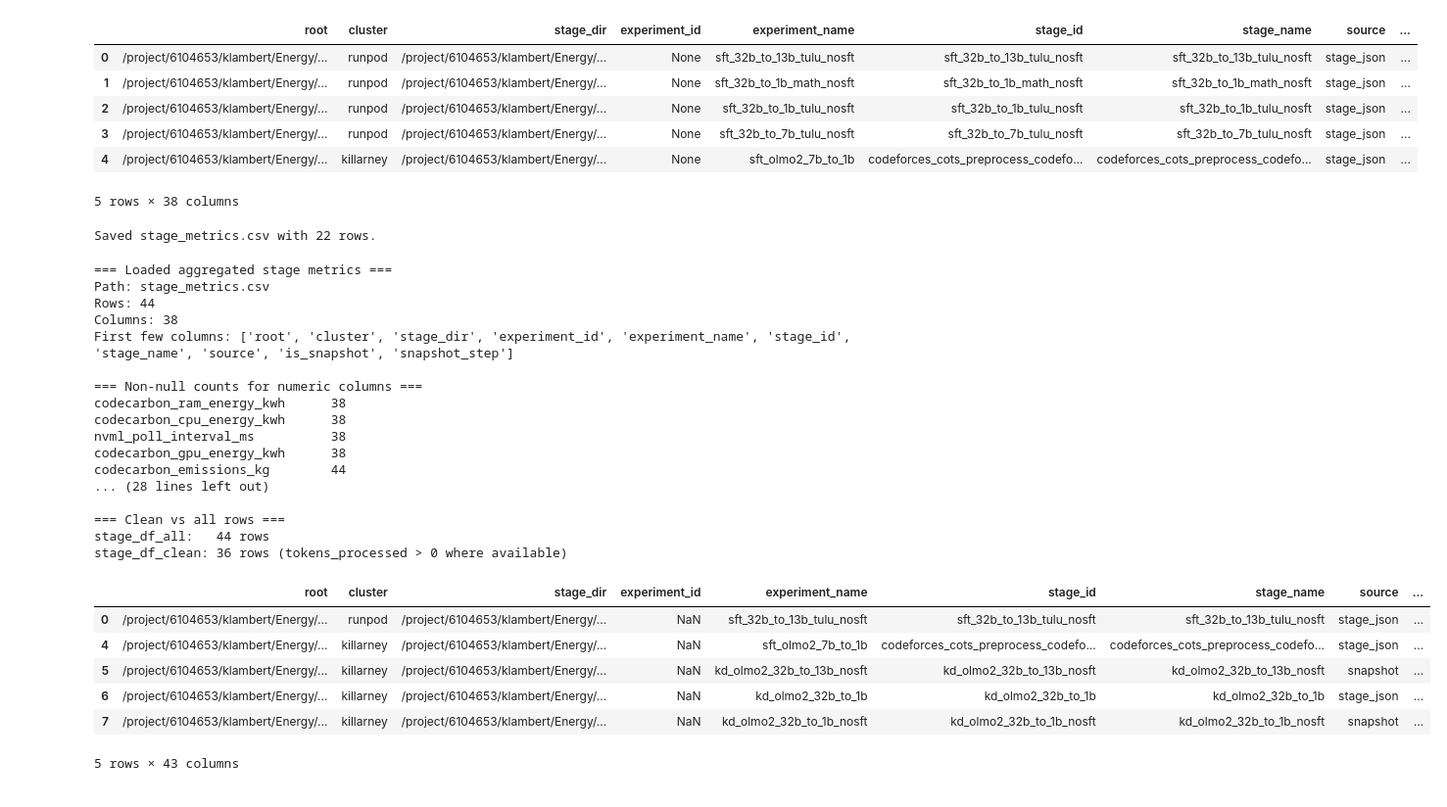
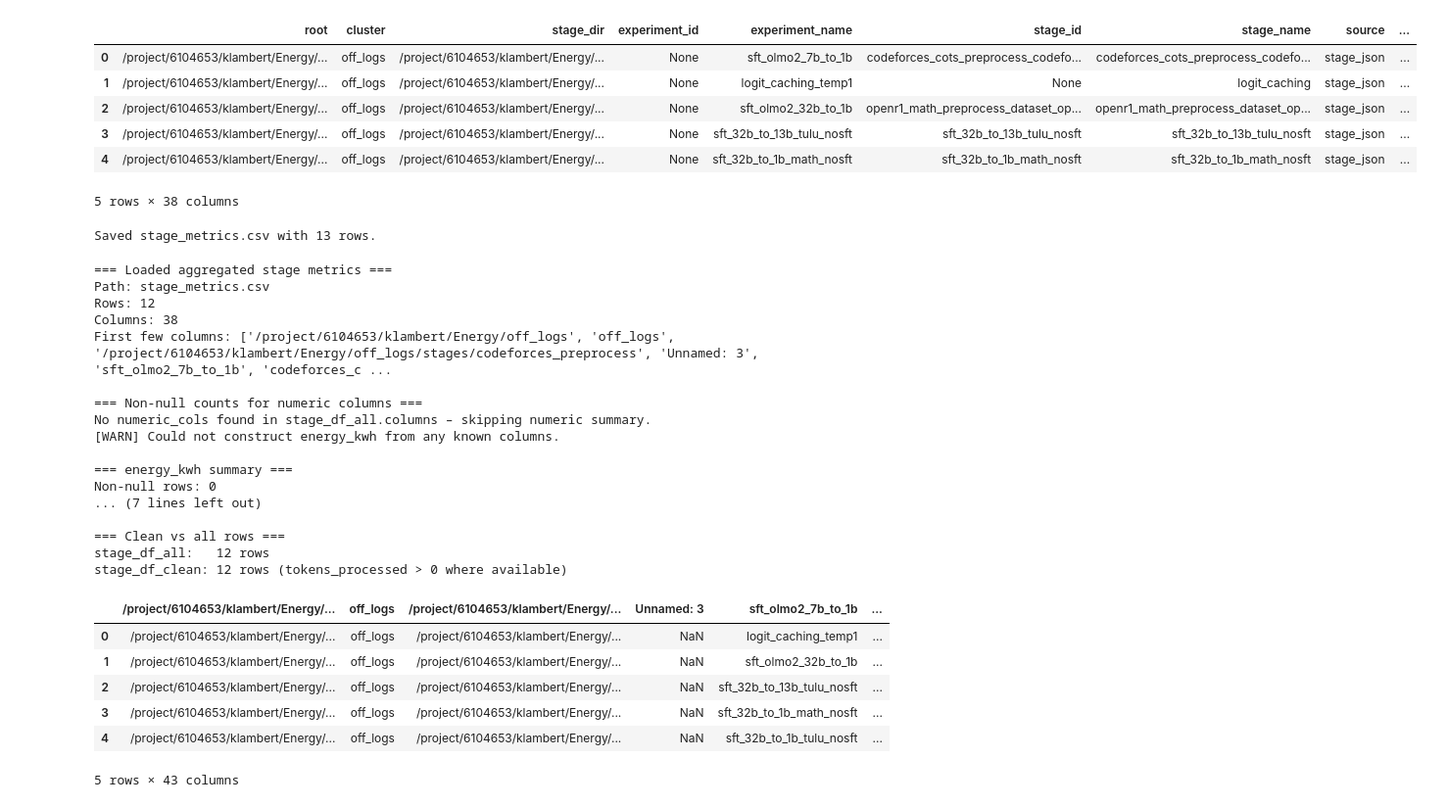
Before and after one commit to StellarLuminosity/Energy, a Jupyter notebook: final_infer_metrics.ipynb, the cells around one changed output. Shown at 98% size. Saved outputs shown, nothing was run; the diff lists cells and outputs as text; code cells hidden in the pictures.

```diff
--- a/final_infer_metrics.ipynb
+++ b/final_infer_metrics.ipynb
@@ -613,10 +609,8 @@ def build_stage_dataframe_for_path(path: str | Path) -> pd.DataFrame:
 # - Leave `paths` empty to use default LOG_ROOTS
 # - Or set it to one or more specific paths, e.g. a single stage dir
 paths = [
-    "/home/klambert/projects/aip-craffel/klambert/Energy/runpod2_logs/",
-    "/home/klambert/projects/aip-craffel/klambert/Energy/logs",
-    "/home/klambert/projects/aip-craffel/klambert/Energy/trillium-logs",
-    ]
+    Path("off_logs"),
+]
 output = "stage_metrics.csv"
 
 if paths:
@@ -638,13 +632,13 @@ df.to_csv(
 print(f"Saved {output} with {len(df)} rows.")
 # %% [output]
 |  | root | cluster | stage_dir | experiment_id | experiment_name | stage_id | stage_name | source | ... |
-| 0 | /project/6104653/klambert/Energy/... | runpod | /project/6104653/klambert/Energy/... | None | sft_32b_to_13b_tulu_nosft | sft_32b_to_13b_tulu_nosft | sft_32b_to_13b_tulu_nosft | stage_json | ... |
-| 1 | /project/6104653/klambert/Energy/... | runpod | /project/6104653/klambert/Energy/... | None | sft_32b_to_1b_math_nosft | sft_32b_to_1b_math_nosft | sft_32b_to_1b_math_nosft | stage_json | ... |
-| 2 | /project/6104653/klambert/Energy/... | runpod | /project/6104653/klambert/Energy/... | None | sft_32b_to_1b_tulu_nosft | sft_32b_to_1b_tulu_nosft | sft_32b_to_1b_tulu_nosft | stage_json | ... |
-| 3 | /project/6104653/klambert/Energy/... | runpod | /project/6104653/klambert/Energy/... | None | sft_32b_to_7b_tulu_nosft | sft_32b_to_7b_tulu_nosft | sft_32b_to_7b_tulu_nosft | stage_json | ... |
-| 4 | /project/6104653/klambert/Energy/... | killarney | /project/6104653/klambert/Energy/... | None | sft_olmo2_7b_to_1b | codeforces_cots_preprocess_codefo... | codeforces_cots_preprocess_codefo... | stage_json | ... |
+| 0 | /project/6104653/klambert/Energy/... | off_logs | /project/6104653/klambert/Energy/... | None | sft_olmo2_7b_to_1b | codeforces_cots_preprocess_codefo... | codeforces_cots_preprocess_codefo... | stage_json | ... |
+| 1 | /project/6104653/klambert/Energy/... | off_logs | /project/6104653/klambert/Energy/... | None | logit_caching_temp1 | None | logit_caching | stage_json | ... |
+| 2 | /project/6104653/klambert/Energy/... | off_logs | /project/6104653/klambert/Energy/... | None | sft_olmo2_32b_to_1b | openr1_math_preprocess_dataset_op... | openr1_math_preprocess_dataset_op... | stage_json | ... |
+| 3 | /project/6104653/klambert/Energy/... | off_logs | /project/6104653/klambert/Energy/... | None | sft_32b_to_13b_tulu_nosft | sft_32b_to_13b_tulu_nosft | sft_32b_to_13b_tulu_nosft | stage_json | ... |
+| 4 | /project/6104653/klambert/Energy/... | off_logs | /project/6104653/klambert/Energy/... | None | sft_32b_to_1b_math_nosft | sft_32b_to_1b_math_nosft | sft_32b_to_1b_math_nosft | stage_json | ... |
 5 rows × 38 columns
-Saved stage_metrics.csv with 22 rows.
+Saved stage_metrics.csv with 13 rows.
 # %%
 
 
@@ -699,6 +693,26 @@ for col in numeric_cols:
         stage_df_raw[col] = pd.to_numeric(stage_df_raw[col], errors="coerce")
 
 stage_df_all = stage_df_raw.copy()
+
+from pathlib import Path
+import numpy as np
+
+# -------------------------------------------------------------------------
+# Ensure we have a stage_name column (fallback from stage_dir if needed)
+# -------------------------------------------------------------------------
+if "stage_name" not in stage_df_all.columns:
+    if "stage_dir" in stage_df_all.columns:
+        # Use the last path component of stage_dir as a synthetic stage_name
+        stage_df_all["stage_name"] = (
+            stage_df_all["stage_dir"]
+            .astype(str)
+            .apply(lambda p: Path(p).name)
+        )
+        print("[INFO] stage_name column was missing; synthesized from stage_dir.")
+    else:
+        # Absolute fallback: create an all-NaN column
+        stage_df_all["stage_name"] = np.nan
+        print("[WARN] stage_name and stage_dir both missing; stage_name set to NaN.")
 
 print("\n=== Non-null counts for numeric columns ===")
 existing_numeric_cols = [c for c in numeric_cols if c in stage_df_all.columns]
@@ -847,49 +861,49 @@ print("\n=== tokens_per_sec summary ===")
 print("Non-null rows:", stage_df_all["tokens_per_sec"].notna().sum())
 
 # -------------------------------------------------------------------------
 # Filtered view: drop rows that will mess up per-token metrics
 # -------------------------------------------------------------------------
 if "tokens_processed" in stage_df_all.columns:
     mask_valid_tokens = (
         stage_df_all["tokens_processed"].notna()
         & (stage_df_all["tokens_processed"] > 0)
     )
     stage_df_clean = stage_df_all[mask_valid_tokens].copy()
 else:
     stage_df_clean = stage_df_all.copy()
 
 print("\n=== Clean vs all rows ===")
 print(f"stage_df_all:   {len(stage_df_all)} rows")
 print(
     f"stage_df_clean: {len(stage_df_clean)} rows "
     "(tokens_processed > 0 where available)"
 )
 
 display(stage_df_clean.head())
 # %% [output]
 === Loaded aggregated stage metrics ===
 Path: stage_metrics.csv
-Rows: 44
+Rows: 12
 Columns: 38
-First few columns: ['root', 'cluster', 'stage_dir', 'experiment_id', 'experiment_name', 'stage_id', 'stage_name', 'source', 'is_snapshot', 'snapshot_step']
+First few columns: ['/project/6104653/klambert/Energy/off_logs', 'off_logs', '/project/6104653/klambert/Energy/off_logs/stages/codeforces_preprocess', 'Unnamed: 3', 'sft_olmo2_7b_to_1b', 'codeforces_c ...
 
 === Non-null counts for numeric columns ===
-codecarbon_ram_energy_kwh      38
-codecarbon_cpu_energy_kwh      38
-nvml_poll_interval_ms          38
-codecarbon_gpu_energy_kwh      38
-codecarbon_emissions_kg        44
-... (28 lines left out)
+No numeric_cols found in stage_df_all.columns – skipping numeric summary.
+[WARN] Could not construct energy_kwh from any known columns.
+
+=== energy_kwh summary ===
+Non-null rows: 0
+... (7 lines left out)
 
 === Clean vs all rows ===
-stage_df_all:   44 rows
-stage_df_clean: 36 rows (tokens_processed > 0 where available)
+stage_df_all:   12 rows
+stage_df_clean: 12 rows (tokens_processed > 0 where available)
-|  | root | cluster | stage_dir | experiment_id | experiment_name | stage_id | stage_name | source | ... |
-| 0 | /project/6104653/klambert/Energy/... | runpod | /project/6104653/klambert/Energy/... | NaN | sft_32b_to_13b_tulu_nosft | sft_32b_to_13b_tulu_nosft | sft_32b_to_13b_tulu_nosft | stage_json | ... |
-| 4 | /project/6104653/klambert/Energy/... | killarney | /project/6104653/klambert/Energy/... | NaN | sft_olmo2_7b_to_1b | codeforces_cots_preprocess_codefo... | codeforces_cots_preprocess_codefo... | stage_json | ... |
-| 5 | /project/6104653/klambert/Energy/... | killarney | /project/6104653/klambert/Energy/... | NaN | kd_olmo2_32b_to_13b_nosft | kd_olmo2_32b_to_13b_nosft | kd_olmo2_32b_to_13b_nosft | snapshot | ... |
-| 6 | /project/6104653/klambert/Energy/... | killarney | /project/6104653/klambert/Energy/... | NaN | kd_olmo2_32b_to_1b | kd_olmo2_32b_to_1b | kd_olmo2_32b_to_1b | stage_json | ... |
-| 7 | /project/6104653/klambert/Energy/... | killarney | /project/6104653/klambert/Energy/... | NaN | kd_olmo2_32b_to_1b_nosft | kd_olmo2_32b_to_1b_nosft | kd_olmo2_32b_to_1b_nosft | snapshot | ... |
+|  | /project/6104653/klambert/Energy/... | off_logs | /project/6104653/klambert/Energy/... | Unnamed: 3 | sft_olmo2_7b_to_1b | ... |
+| 0 | /project/6104653/klambert/Energy/... | off_logs | /project/6104653/klambert/Energy/... | NaN | logit_caching_temp1 | ... |
+| 1 | /project/6104653/klambert/Energy/... | off_logs | /project/6104653/klambert/Energy/... | NaN | sft_olmo2_32b_to_1b | ... |
+| 2 | /project/6104653/klambert/Energy/... | off_logs | /project/6104653/klambert/Energy/... | NaN | sft_32b_to_13b_tulu_nosft | ... |
+| 3 | /project/6104653/klambert/Energy/... | off_logs | /project/6104653/klambert/Energy/... | NaN | sft_32b_to_1b_math_nosft | ... |
+| 4 | /project/6104653/klambert/Energy/... | off_logs | /project/6104653/klambert/Energy/... | NaN | sft_32b_to_1b_tulu_nosft | ... |
 5 rows × 43 columns
 # %%
 
```
Also changed, not shown: parts of 14 cells of this notebook, 4 other files.
